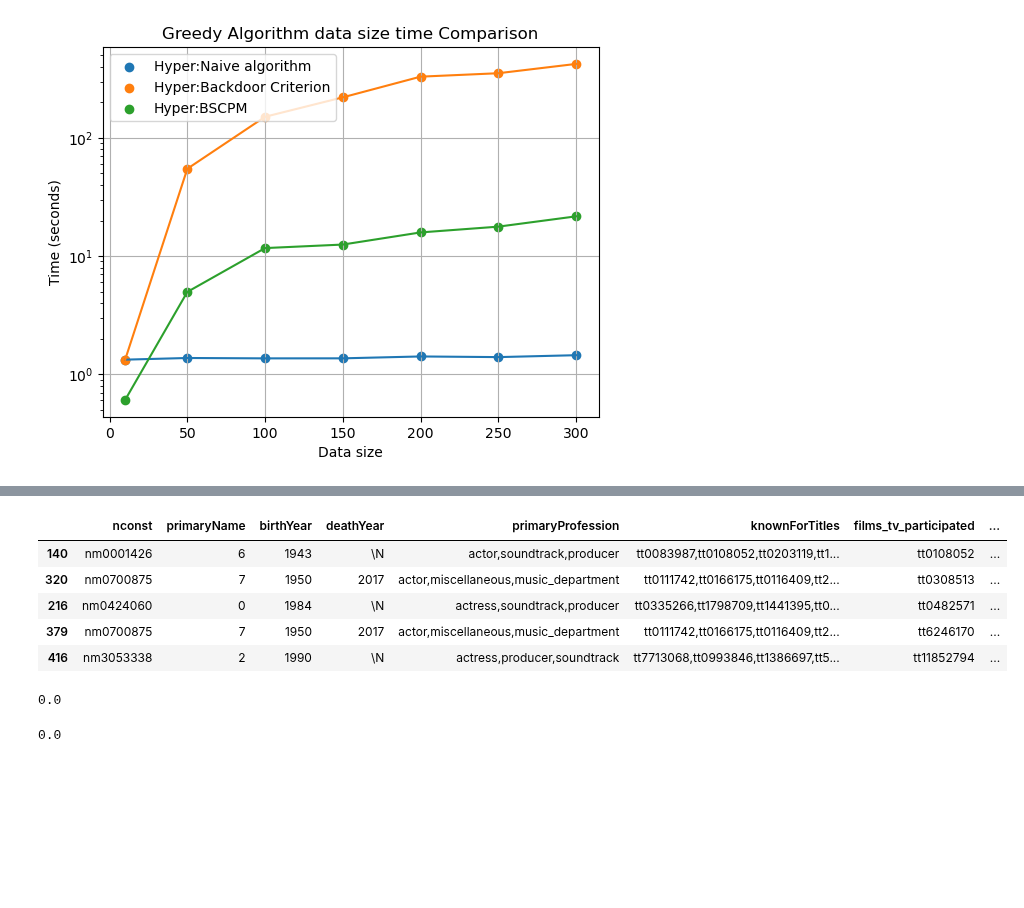
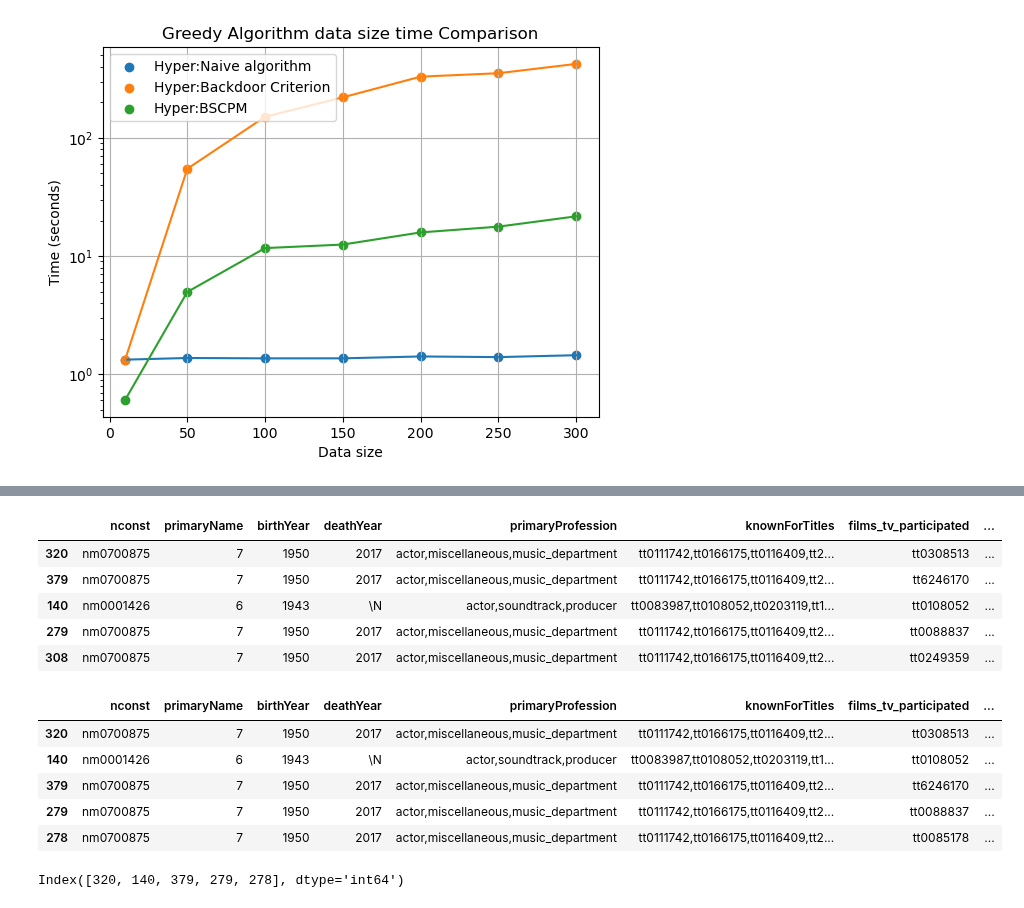
Before and after one commit to sainyam/Hyper-Code, a Jupyter notebook: ranking_query/imdb_redo.ipynb, the cells around one changed output, grey strips where cells are left out. Cells and saved outputs as stored; diff of their text form; code cells hidden in the pictures; blank space fills up the shorter version.

```diff
--- a/ranking_query/imdb_redo.ipynb
+++ b/ranking_query/imdb_redo.ipynb
@@ -599,15 +599,22 @@ Name: 91, dtype: float64
 # %%
-ranking_funcs.get_ranking_query(new_G_combined, df, 5, {'numVotes':3}, 'averageRating',
-                                     {'primaryName':2},'fix')
+upf = ranking_funcs.get_ranking_query(new_G_combined, df, 5, {'numVotes':2}, 'averageRating',
+                                     {'primaryName':7},'fix')
+
+upf
 # %% [output]
 |  | nconst | primaryName | birthYear | deathYear | primaryProfession | knownForTitles | films_tv_participated | ... |
+| 320 | nm0700875 | 7 | 1950 | 2017 | actor,miscellaneous,music_department | tt0111742,tt0166175,tt0116409,tt2... | tt0308513 | ... |
+| 379 | nm0700875 | 7 | 1950 | 2017 | actor,miscellaneous,music_department | tt0111742,tt0166175,tt0116409,tt2... | tt6246170 | ... |
 | 140 | nm0001426 | 6 | 1943 | \N | actor,soundtrack,producer | tt0083987,tt0108052,tt0203119,tt1... | tt0108052 | ... |
-| 320 | nm0700875 | 7 | 1950 | 2017 | actor,miscellaneous,music_department | tt0111742,tt0166175,tt0116409,tt2... | tt0308513 | ... |
-| 216 | nm0424060 | 0 | 1984 | \N | actress,soundtrack,producer | tt0335266,tt1798709,tt1441395,tt0... | tt0482571 | ... |
-| 379 | nm0700875 | 7 | 1950 | 2017 | actor,miscellaneous,music_department | tt0111742,tt0166175,tt0116409,tt2... | tt6246170 | ... |
-| 416 | nm3053338 | 2 | 1990 | \N | actress,producer,soundtrack | tt7713068,tt0993846,tt1386697,tt5... | tt11852794 | ... |
+| 279 | nm0700875 | 7 | 1950 | 2017 | actor,miscellaneous,music_department | tt0111742,tt0166175,tt0116409,tt2... | tt0088837 | ... |
+| 308 | nm0700875 | 7 | 1950 | 2017 | actor,miscellaneous,music_department | tt0111742,tt0166175,tt0116409,tt2... | tt0249359 | ... |
-# %%
-ranking_funcs.get_prob_backdoor_opt2(new_G_combined_rf, df, 5, {'numVotes':3}, 'averageRating',
-                                     {'primaryName':7},'fix',[320, 379,279,308,278],9.108852)
-# %% [output]
-0.0
+# %%
+ranking_funcs.get_ranking_query(new_G_combined_rf, df, 5, {'numVotes':2}, 'averageRating',
+                                     {'primaryName':7},'fix')
+# %% [output]
+|  | nconst | primaryName | birthYear | deathYear | primaryProfession | knownForTitles | films_tv_participated | ... |
+| 320 | nm0700875 | 7 | 1950 | 2017 | actor,miscellaneous,music_department | tt0111742,tt0166175,tt0116409,tt2... | tt0308513 | ... |
+| 140 | nm0001426 | 6 | 1943 | \N | actor,soundtrack,producer | tt0083987,tt0108052,tt0203119,tt1... | tt0108052 | ... |
+| 379 | nm0700875 | 7 | 1950 | 2017 | actor,miscellaneous,music_department | tt0111742,tt0166175,tt0116409,tt2... | tt6246170 | ... |
+| 279 | nm0700875 | 7 | 1950 | 2017 | actor,miscellaneous,music_department | tt0111742,tt0166175,tt0116409,tt2... | tt0088837 | ... |
+| 278 | nm0700875 | 7 | 1950 | 2017 | actor,miscellaneous,music_department | tt0111742,tt0166175,tt0116409,tt2... | tt0085178 | ... |
@@ -630,6 +638,6 @@ real = 1.0
-# %%
-rf_G_bk2
-# %% [output]
-0.0
+# %%
+upf.index
+# %% [output]
+Index([320, 140, 379, 279, 278], dtype='int64')
 # %%
 data = {'Hyper:Backdoor Criterion with RF causal graph': rf_G_bk1.iloc[0],
```
Also changed, not shown: parts of 4 cells of this notebook, 1 other file.
